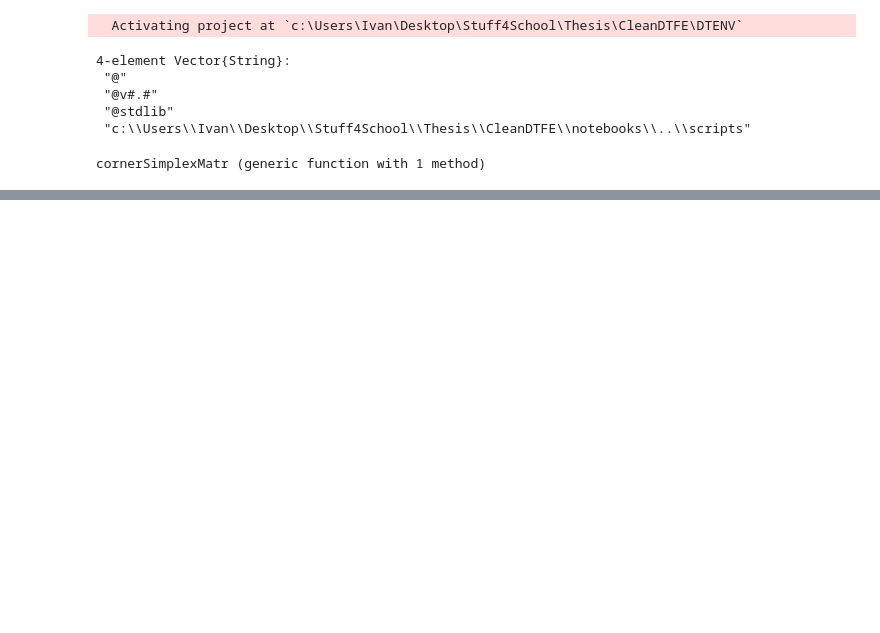
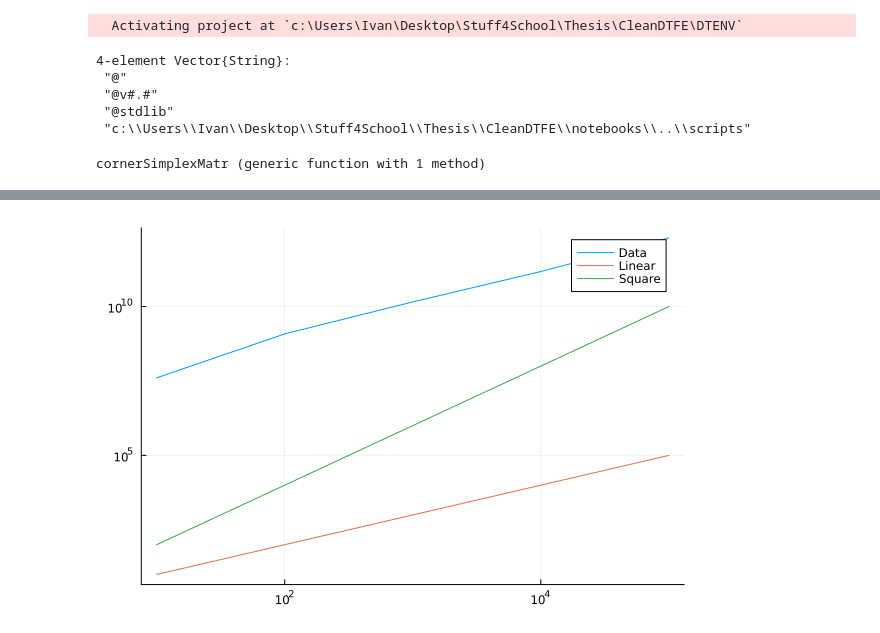
Before and after one commit to ispirovjr/CosmoDTFE.jl, a Jupyter notebook: notebooks/IntegrationTest.ipynb, the cells around one changed output, grey strips where cells are left out. Drawn from its saved outputs; the diff is of its cells as text; code cells hidden in the pictures; blank space fills up the shorter version.

```diff
--- a/notebooks/IntegrationTest.ipynb
+++ b/notebooks/IntegrationTest.ipynb
@@ -343,0 +367,6 @@ heatmap(dens)
+# %%
+plot(Ns,Tgens,xscale=:log10,yscale=:log10,label="Data")
+plot!([Ns[1],Ns[end]],[Ns[1],Ns[end]],xscale=:log10,yscale=:log10,label = "Linear")
+plot!([Ns[1],Ns[end]],[Ns[1],Ns[end]] .^2,xscale=:log10,yscale=:log10,label = "Square")
+# %% [output]
+[figure, added]
```
Also changed, not shown: parts of 16 cells of this notebook, 6 other files.
